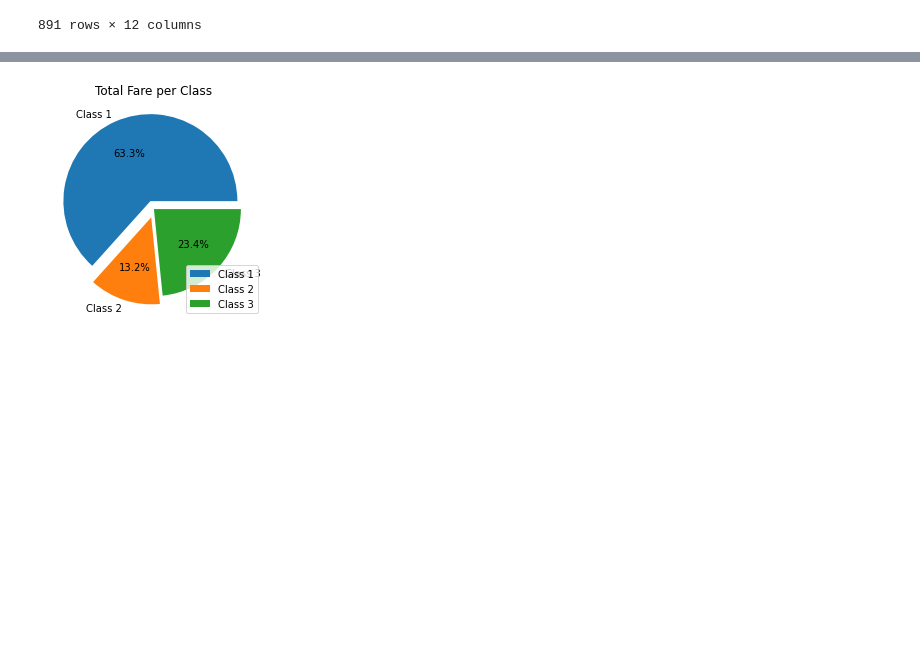
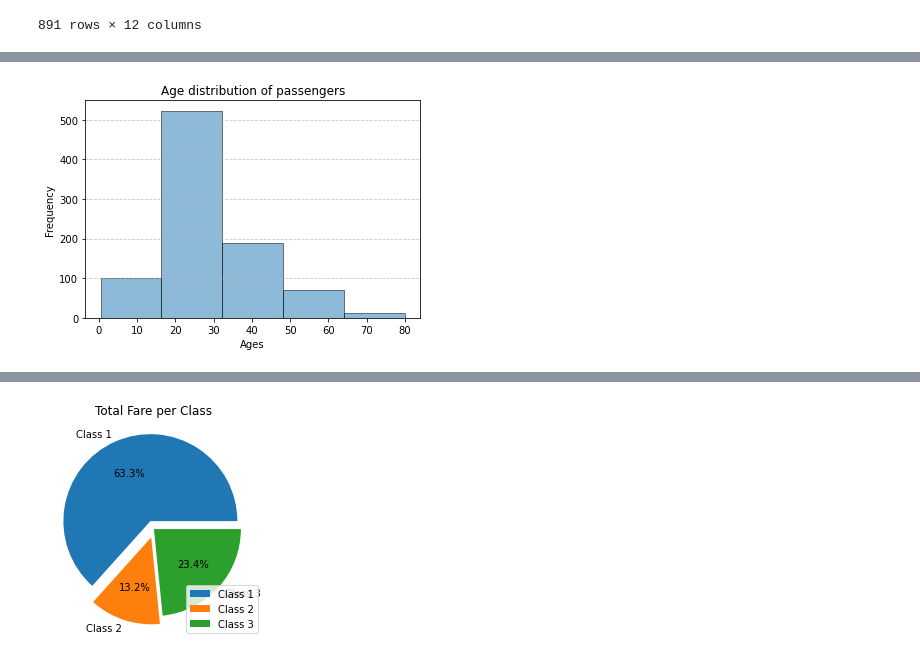
Before and after one commit to zart2016/titanic_dataset, a Jupyter notebook: Titanic.ipynb, the cells around one changed output, grey strips where cells are left out. Drawn from its saved outputs; the diff is of its cells as text; code cells hidden in the pictures; blank space fills up the shorter version.

```diff
--- a/Titanic.ipynb
+++ b/Titanic.ipynb
@@ -162,0 +168,17 @@ plt.show()
+# %%
+#Age Distribution: Histogram: Analyze the age distribution of passengers to identify age groups.
+
+age_data = data['Age']
+
+# Plotting the histogram
+plt.hist(age_data, bins=5, edgecolor='black', alpha=0.5)
+
+# Adding labels and title
+plt.title('Age distribution of passengers')
+plt.xlabel('Ages')
+plt.ylabel('Frequency')
+plt.grid(axis='y', linestyle='--', alpha=0.7)
+# Display the plot
+plt.show()
+# %% [output]
+[figure, added]
```
Also changed, not shown: parts of 11 cells of this notebook.
